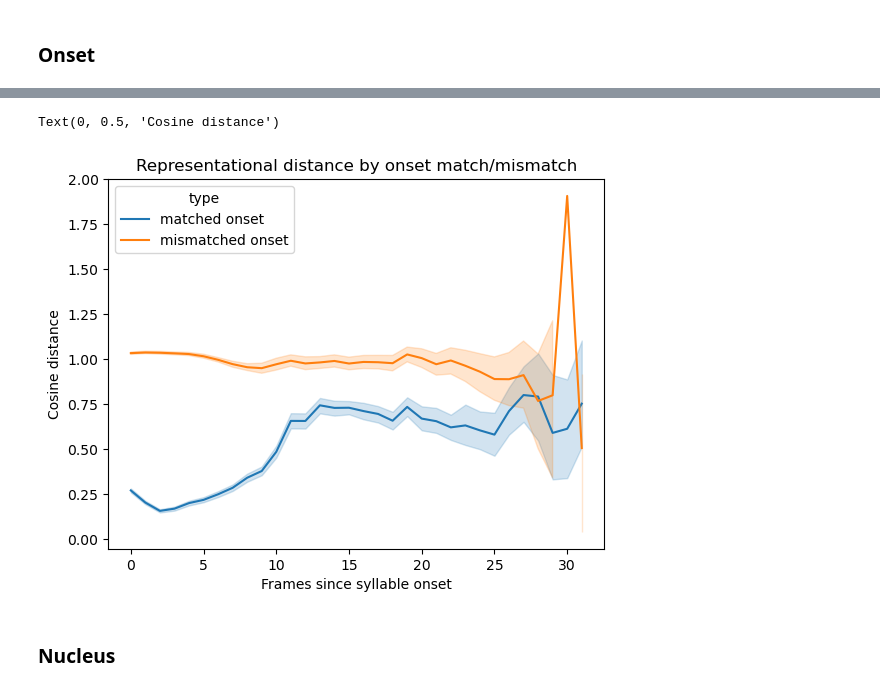
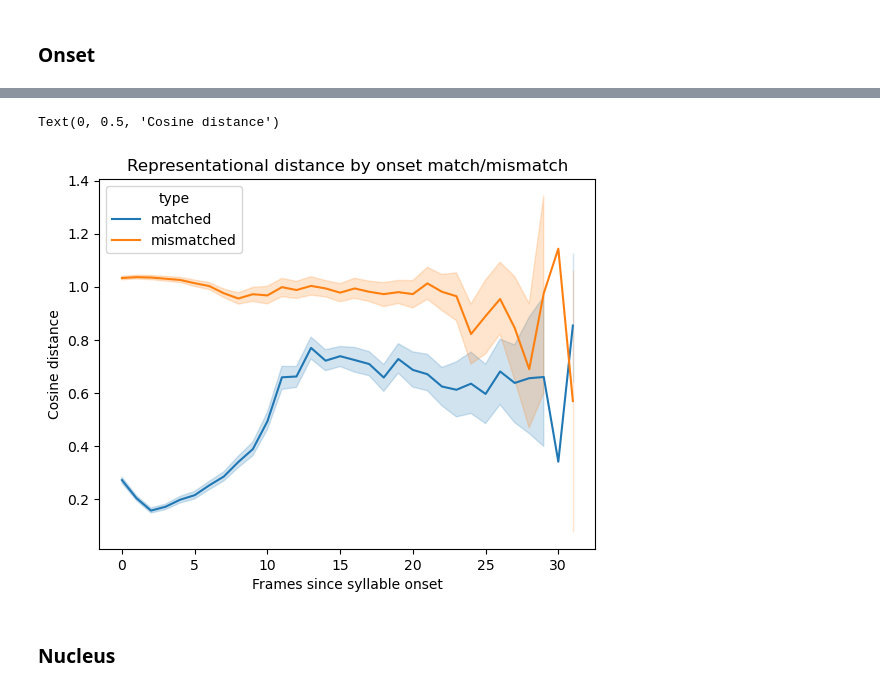
Before and after one commit to hans/ideal-word-representations, a Jupyter notebook: notebooks/syllable_coherence.ipynb, the cells around one changed output, grey strips where cells are left out. Saved outputs shown, nothing was run; the diff lists cells and outputs as text; code cells hidden in the pictures.

Commit message:
coherence analysis: lots of category-level coherence checks

```diff
--- a/notebooks/syllable_coherence.ipynb
+++ b/notebooks/syllable_coherence.ipynb
@@ -176,10 +166,0 @@ between_onset_distance, between_onset_distance_offset = \
-# %%
-within_onset_samples = []
-for syll in state_space_spec.labels:
-    matched_onset = [idx2 for idx2, syll2 in enumerate(state_space_spec.labels) if syll2[0] == syll[0] and syll2 != syll]
-    within_onset_samples.append(np.random.choice(matched_onset, min(num_samples, len(matched_onset)), replace=False))
-
-within_onset_distance, within_onset_distance_offset = \
-    coherence.estimate_between_distance(trajectory, lengths, state_space_spec,
-                                        between_samples=within_onset_samples,
-                                        metric=metric)
@@ -196 +167,7 @@ matched_onset_distance_df = pd.DataFrame(np.nanmean(within_onset_distance, axis=
+# %%
+onsets = [syll[0] for syll in state_space_spec.labels]
+
+onset_distance_df, onset_distance_offset_df = coherence.estimate_category_within_between_distance(
+    trajectory, lengths, onsets, metric=metric, labels=state_space_spec.labels
+)
 # %%
@@ -214,11 +175,11 @@ merged_onset_match_df
 # %%
-ax = sns.lineplot(data=merged_onset_match_df.dropna(), x="frame", y="distance", hue="type")
+ax = sns.lineplot(data=onset_distance_df.dropna(), x="frame", y="distance", hue="type")
 ax.set_title("Representational distance by onset match/mismatch")
 ax.set_xlabel("Frames since syllable onset")
 ax.set_ylabel(f"{metric.capitalize()} distance")
 # %% [output]
 Text(0, 0.5, 'Cosine distance')
-[figure, old version]
+[figure, new version]
 # %% [markdown]
 ### Nucleus
 # %%
```
Also changed, not shown: parts of 20 cells of this notebook, 2 other files.
